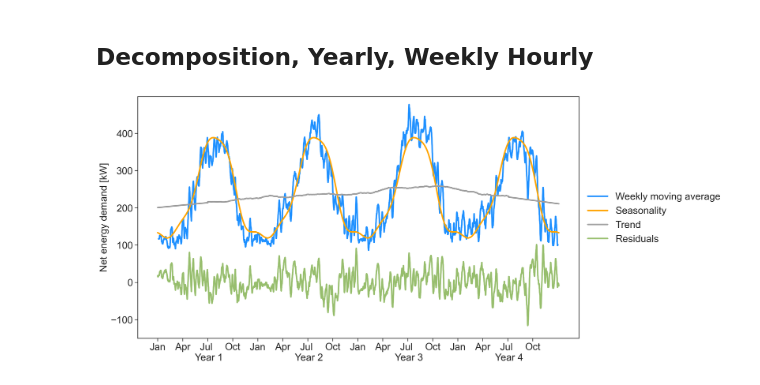
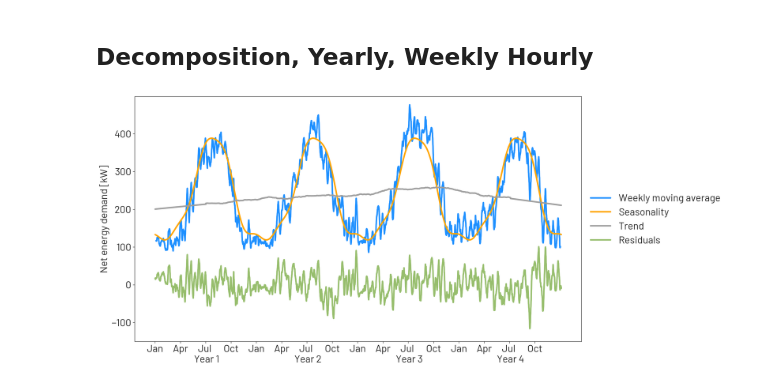
Before and after one commit to erickCantu/TheGreenCitySolutionsGroup, a Jupyter notebook: notebooks/EDA_Weekly_Decomposition.ipynb, the cells around one changed output. Saved outputs shown, nothing was run; the diff lists cells and outputs as text; code cells hidden in the pictures.

```diff
--- a/notebooks/EDA_Weekly_Decomposition.ipynb
+++ b/notebooks/EDA_Weekly_Decomposition.ipynb
@@ -111,6 +111,11 @@ register_matplotlib_converters()
 # plt.rcParams['figure.dpi'] = 100
 date_form = DateFormatter("%a")
 sns.set(font_scale = 2)
+# %%
+COLOR_SUMMER = 'orange'#'#f9da21'
+COLOR_WINTER = 'dodgerblue'#'#70b2b2'
+COLOR_AUTUMN = '#9e9e9e'
+COLOR_SPRING = '#97be6d'
 # %%
 # Load data
 # df = pd.read_csv("../data/preprocessed/Building_5.csv").astype({'datetime': 'datetime64'})#.set_index('datetime')
@@ -169,39 +174,40 @@ df['decom_H'] = df['decom_W'] - df['hourly_rolling']
 # %%
 sns.axes_style()
 # sns.set(font="Arial")
+sns.set_style('white')
+plt.rcParams['font.family'] = 'sans-serif'
+font_size=20
 plt.rcParams['font.family'] = 'sans-serif'
 plt.rcParams['font.sans-serif'] = ['Barlow']
-sns.set_style('white')
-plt.rcParams['figure.dpi'] = 200
 
-font_size=20
+
 fig, ax = plt.subplots(figsize = (16,9))
 ax = sns.lineplot(x = df['datetime'], y = df['net_load_kW'].rolling(24*7, center=True).mean(), linewidth = 3, color = COLOR_WINTER)
 ax = sns.lineplot(x = df['datetime'], y = df['season_Y']+model.intercept_, linewidth =3, color = COLOR_SUMMER)
 ax = sns.lineplot(x = df['datetime'], y = df['trend_Y'], linewidth=3, color = COLOR_AUTUMN)
 ax = sns.lineplot(x = df['datetime'], y = df['decom_Y'].rolling(24*7, center = True, min_periods=1).mean(), linewidth=3,color = COLOR_SPRING)
 plt.ylim(-150, 499)
 # sns.despine()
 plt.xlabel('', fontsize=font_size)
 plt.ylabel('Net energy demand [kW]', fontsize= font_size)
 plt.title('', fontsize= font_size+2)
 plt.xticks(fontsize=font_size)
 plt.yticks(fontsize=font_size)
 ax.tick_params(axis='x', which='major', bottom=True)
 ax.tick_params(axis='y', which='major', left=True)
 ax.set_xticks([df.loc[91*i*24,'datetime'] for i in range(16)] )
 # ax.set_xticklabels([['Jan','Apr',f'Jul \n Year {i}','Oct',] for i in range(1,5)], fontsize=font_size)
 ax.set_xticklabels(['Jan','Apr','Jul \n Year 1','Oct',
                     'Jan','Apr','Jul \n Year 2','Oct',
                     'Jan','Apr','Jul \n Year 3','Oct',
                     'Jan','Apr','Jul \n Year 4','Oct'], fontsize=font_size)
 
 fig.legend(title='', loc='center left', bbox_to_anchor=(0.9, 0.5),
             labels=['Weekly moving average', 'Seasonality', 'Trend', 'Residuals'],
             fontsize=font_size, frameon=False)
 fig.savefig('../images/decomposition_yearly_net_energy_usage_final_presentation.png', bbox_inches='tight')
 # %% [output]
-[figure, old version]
+[figure, new version]
 # %%
 fig, ax = plt.subplots(figsize=(19,6))
 ax = sns.lineplot(x = df['datetime'], y = df['season_W'][24*5:(24*5+1)+14*24], color = COLOR_SUMMER, linewidth=4)
```
Also changed, not shown: parts of 3 cells of this notebook, 3 other files.
